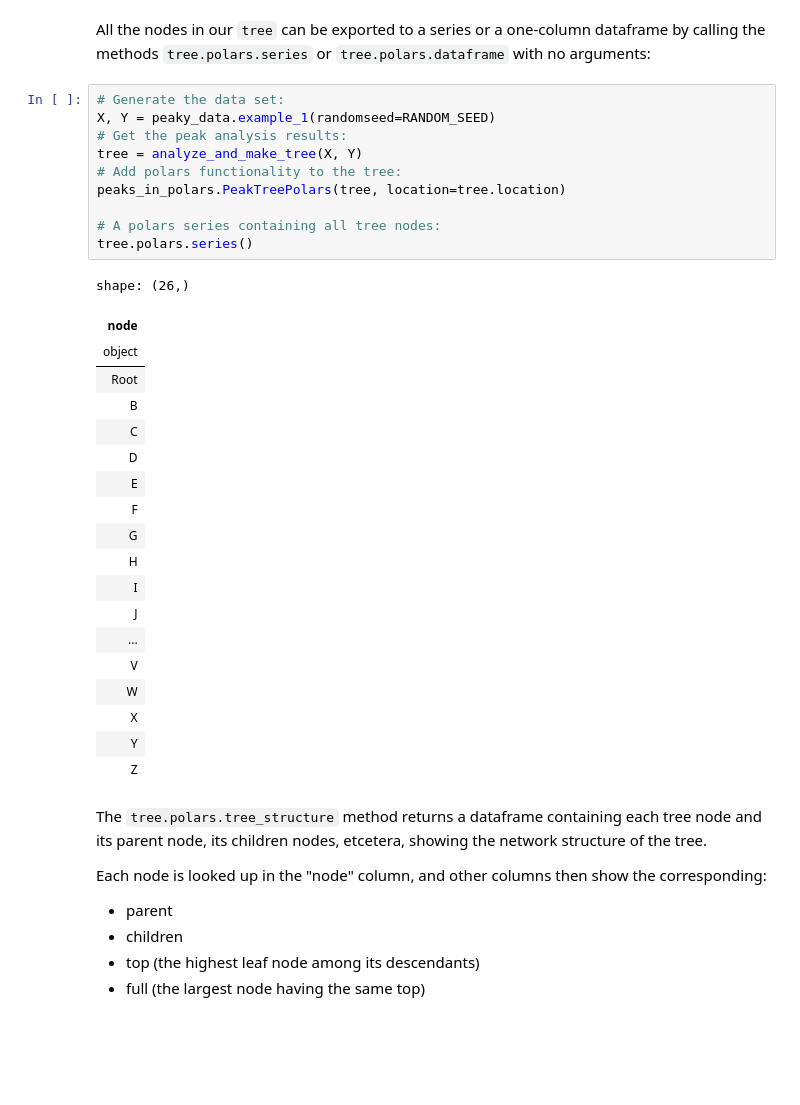
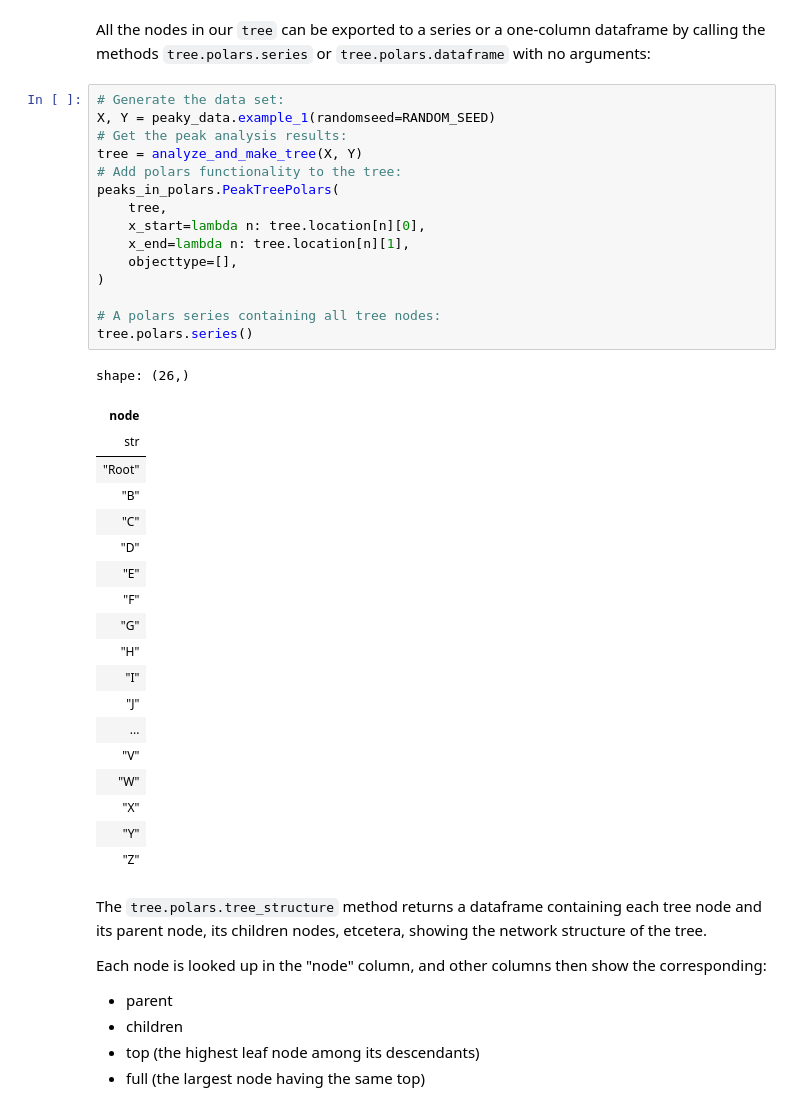
Before and after one commit to eivindtostesen/hierarchical_peak_finding, a Jupyter notebook: dataframes_tutorial.ipynb, the cells around one changed output. Cells and saved outputs as stored; diff of their text form; blank space fills up the shorter version.

```diff
--- a/dataframes_tutorial.ipynb
+++ b/dataframes_tutorial.ipynb
@@ -80,33 +85,38 @@ All the nodes in our `tree` can be exported to a series or a one-column datafram
 # %%
 # Generate the data set:
 X, Y = peaky_data.example_1(randomseed=RANDOM_SEED)
 # Get the peak analysis results:
 tree = analyze_and_make_tree(X, Y)
 # Add polars functionality to the tree:
-peaks_in_polars.PeakTreePolars(tree, location=tree.location)
+peaks_in_polars.PeakTreePolars(
+    tree,
+    x_start=lambda n: tree.location[n][0],
+    x_end=lambda n: tree.location[n][1],
+    objecttype=[],
+)
 
 # A polars series containing all tree nodes:
 tree.polars.series()
 # %% [output]
 shape: (26,)
 | node |
-| object |
-| Root |
-| B |
-| C |
-| D |
-| E |
-| F |
-| G |
-| H |
-| I |
-| J |
+| str |
+| "Root" |
+| "B" |
+| "C" |
+| "D" |
+| "E" |
+| "F" |
+| "G" |
+| "H" |
+| "I" |
+| "J" |
 | ... |
-| V |
-| W |
-| X |
-| Y |
-| Z |
+| "V" |
+| "W" |
+| "X" |
+| "Y" |
+| "Z" |
 # %% [markdown]
 The `tree.polars.tree_structure` method returns a dataframe containing each tree node and its parent node, its children nodes, etcetera, showing the network structure of the tree.
 
```
Also changed, not shown: parts of 6 cells of this notebook, 4 other files.
